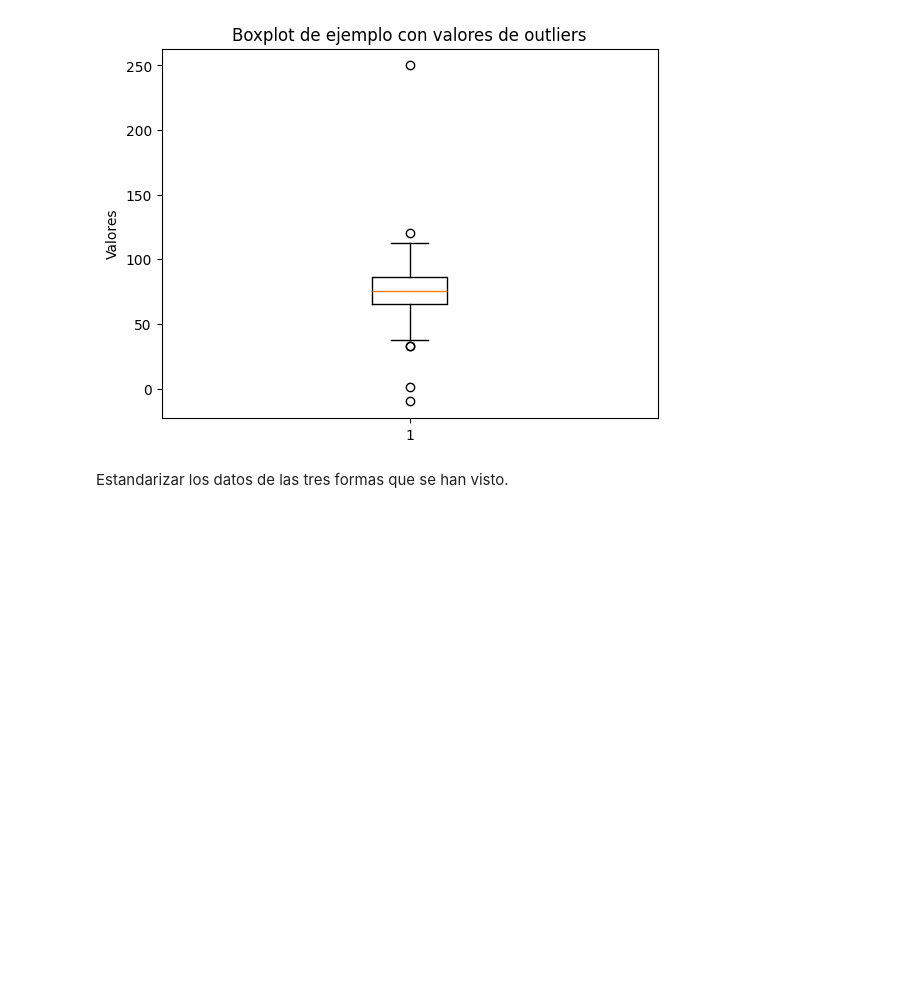
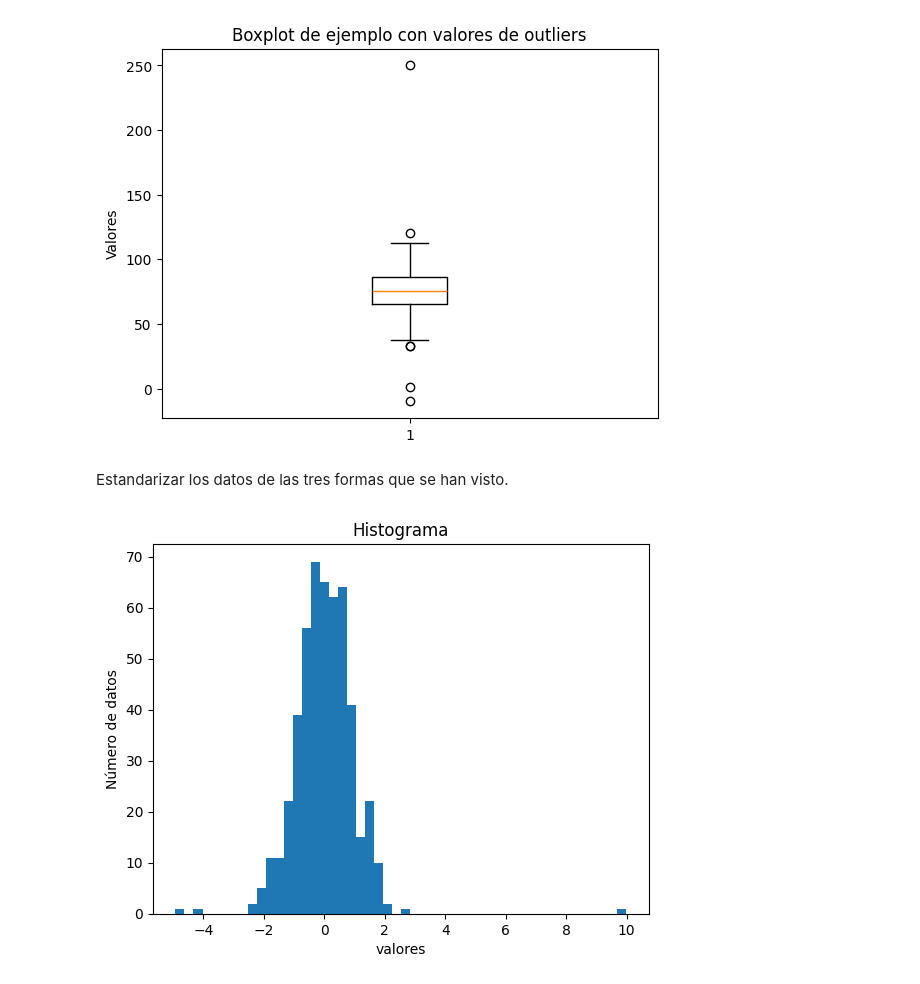
Before and after one commit to Paez11/AI_BigData, a Jupyter notebook: SAA/Preprocesamiento/Práctica_Preprocesamiento.ipynb, the cells around one changed output. Drawn from its saved outputs; the diff is of its cells as text; code cells hidden in the pictures; blank space fills up the shorter version.

```diff
--- a/SAA/Preprocesamiento/Práctica_Preprocesamiento.ipynb
+++ b/SAA/Preprocesamiento/Práctica_Preprocesamiento.ipynb
@@ -148,3 +148,48 @@ plt.show()
 [figure]
 # %% [markdown]
 Estandarizar los datos de las tres formas que se han visto.
+# %%
+from sklearn.compose import ColumnTransformer
+from sklearn.preprocessing import StandardScaler
+from sklearn.preprocessing import MinMaxScaler
+from sklearn.compose import make_column_selector
+
+data = pd.DataFrame(datos)
+numeric_cols = data.select_dtypes(include=['float64', 'int']).columns.to_list()
+# Standard scaler
+preprocessor_SS = ColumnTransformer(
+                   [('scale', StandardScaler(), numeric_cols)],remainder='passthrough')
+
+# MinMaxScaler
+preprocessor_MM = ColumnTransformer(
+                   [('scale', MinMaxScaler(), numeric_cols)],remainder='passthrough')
+
+data_prep_SS = preprocessor_SS.fit_transform(data)
+data_prep_MM = preprocessor_MM.fit_transform(data)
+
+# Crear el preprocesador para z-score
+preprocessor_zscore = ColumnTransformer(
+    [('zscore', StandardScaler(), numeric_cols)], remainder='passthrough'
+)
+# Aplicar la transformación
+data_prep_zscore = preprocessor_zscore.fit_transform(data)
+# Convertir a DataFrame
+data_prep_zscore_df = pd.DataFrame(data_prep_zscore, columns=data.columns)
+
+# Función de escalamiento decimal
+def decimal_scaling(data, cols):
+    data_scaled = data.copy()
+    for col in cols:
+        max_abs_value = data[col].abs().max()
+        scaling_factor = 10 ** np.ceil(np.log10(max_abs_value + 1))
+        data_scaled[col] = data[col] / scaling_factor
+    return data_scaled
+data_prep_decimal_df = decimal_scaling(data, numeric_cols)
+# %%
+plt.hist(data_prep_SS, 50)
+plt.ylabel('Número de datos')
+plt.xlabel('valores')
+plt.title('Histograma')
+plt.show()
+# %% [output]
+[figure, added]
```
Also changed, not shown: parts of 2 cells of this notebook.
